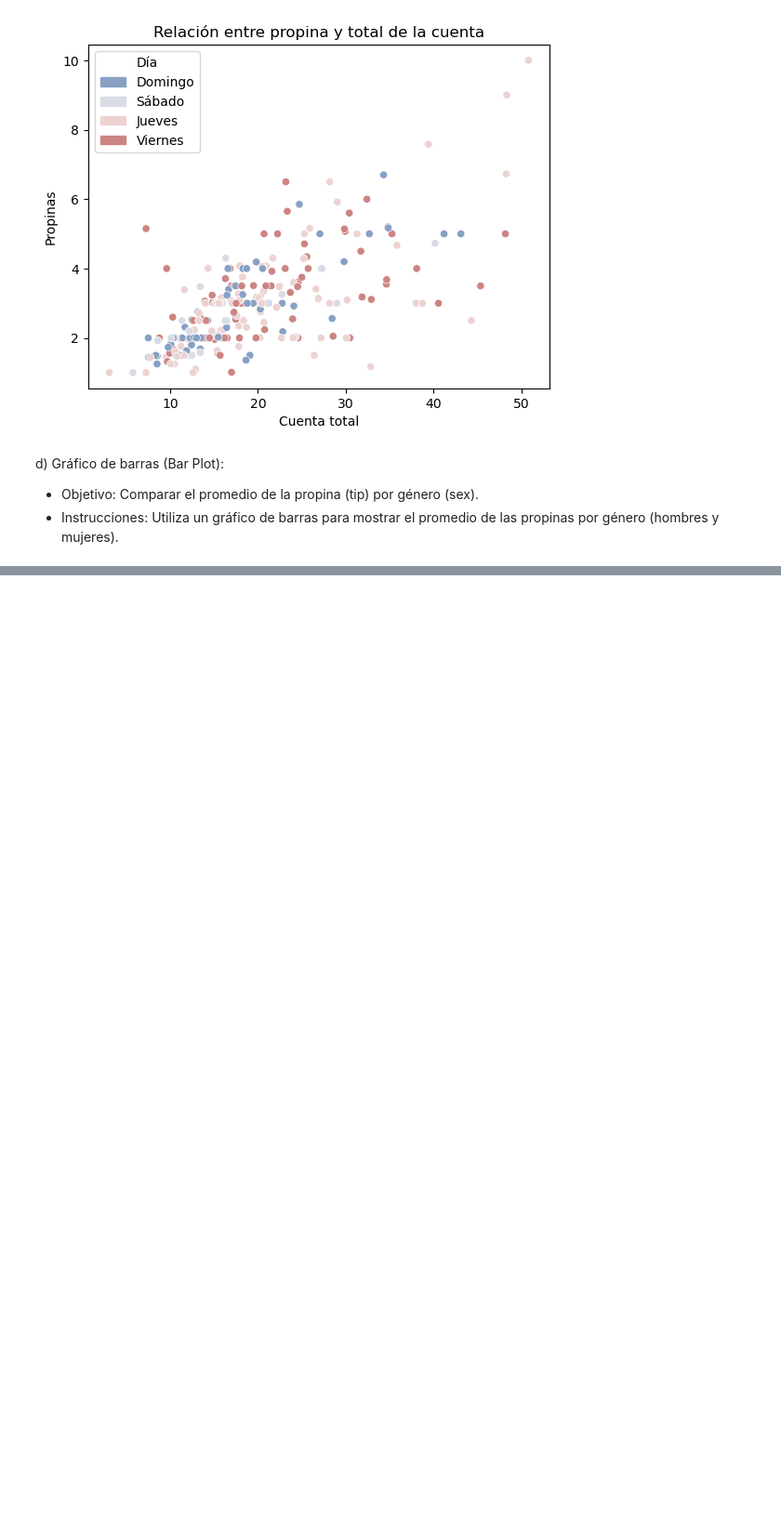
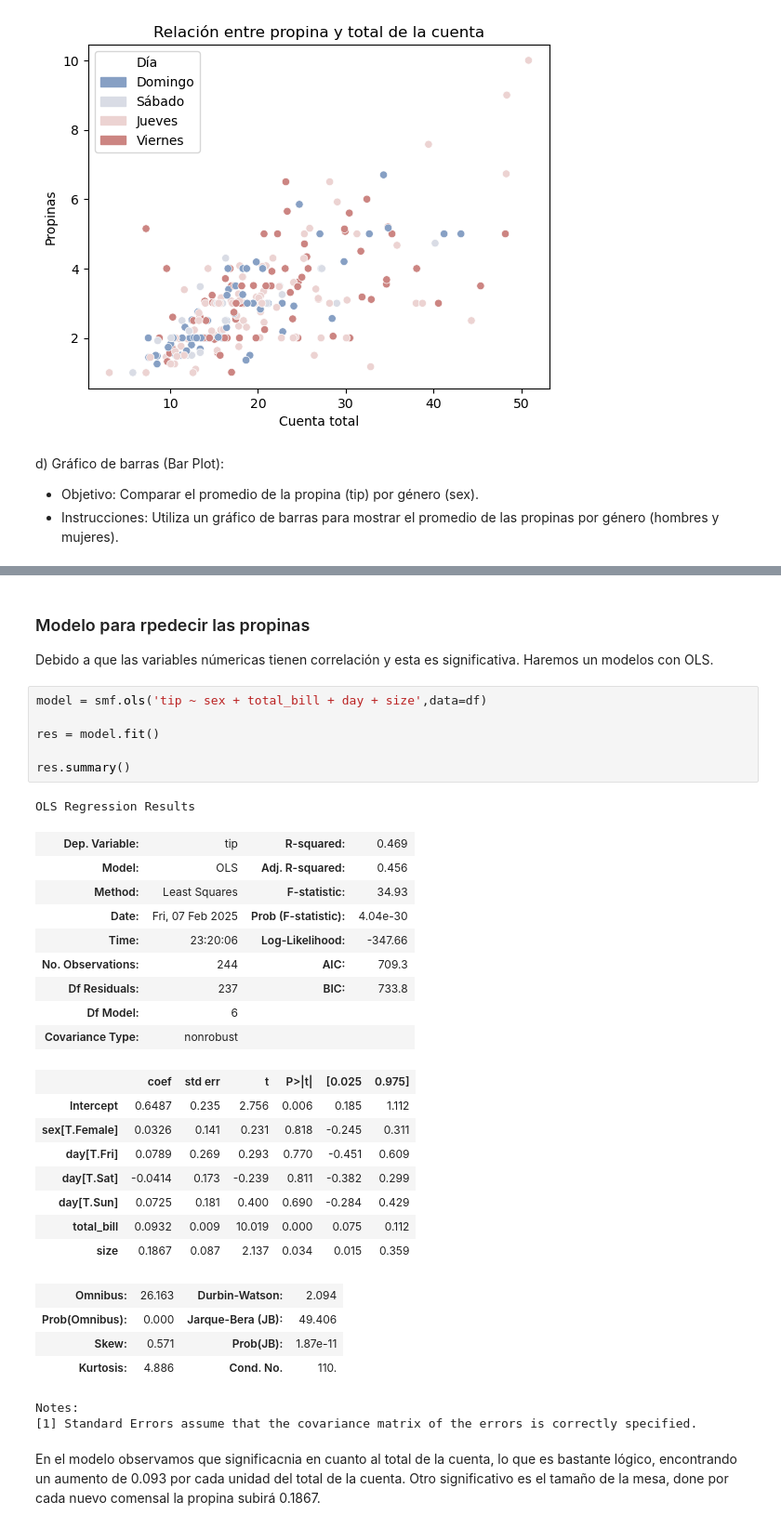
Before and after one commit to jarglez/ProgramacionPractica8, a Jupyter notebook: Practica8.ipynb, the cells around one changed output, grey strips where cells are left out. Shown at 93% size. Saved outputs shown, nothing was run; the diff lists cells and outputs as text; blank space fills up the shorter version.

```diff
--- a/Practica8.ipynb
+++ b/Practica8.ipynb
@@ -180,0 +212,37 @@ plt.show()
+# %% [markdown]
+### Modelo para rpedecir las propinas
+
+Debido a que las variables númericas tienen correlación y esta es significativa. Haremos un modelos con OLS.
+# %%
+model = smf.ols('tip ~ sex + total_bill + day + size',data=df)
+
+res = model.fit()
+
+res.summary()
+# %% [output]
+OLS Regression Results
+| Dep. Variable: | tip | R-squared: | 0.469 |
+| Model: | OLS | Adj. R-squared: | 0.456 |
+| Method: | Least Squares | F-statistic: | 34.93 |
+| Date: | Fri, 07 Feb 2025 | Prob (F-statistic): | 4.04e-30 |
+| Time: | 23:20:06 | Log-Likelihood: | -347.66 |
+| No. Observations: | 244 | AIC: | 709.3 |
+| Df Residuals: | 237 | BIC: | 733.8 |
+| Df Model: | 6 |  |  |
+| Covariance Type: | nonrobust |  |  |
+|  | coef | std err | t | P>|t| | [0.025 | 0.975] |
+| Intercept | 0.6487 | 0.235 | 2.756 | 0.006 | 0.185 | 1.112 |
+| sex[T.Female] | 0.0326 | 0.141 | 0.231 | 0.818 | -0.245 | 0.311 |
+| day[T.Fri] | 0.0789 | 0.269 | 0.293 | 0.770 | -0.451 | 0.609 |
+| day[T.Sat] | -0.0414 | 0.173 | -0.239 | 0.811 | -0.382 | 0.299 |
+| day[T.Sun] | 0.0725 | 0.181 | 0.400 | 0.690 | -0.284 | 0.429 |
+| total_bill | 0.0932 | 0.009 | 10.019 | 0.000 | 0.075 | 0.112 |
+| size | 0.1867 | 0.087 | 2.137 | 0.034 | 0.015 | 0.359 |
+| Omnibus: | 26.163 | Durbin-Watson: | 2.094 |
+| Prob(Omnibus): | 0.000 | Jarque-Bera (JB): | 49.406 |
+| Skew: | 0.571 | Prob(JB): | 1.87e-11 |
+| Kurtosis: | 4.886 | Cond. No. | 110. |
+Notes:
+[1] Standard Errors assume that the covariance matrix of the errors is correctly specified.
+# %% [markdown]
+En el modelo observamos que significacnia en cuanto al total de la cuenta, lo que es bastante lógico, encontrando un aumento de 0.093 por cada unidad del total de la cuenta. Otro significativo es el tamaño de la mesa, done por cada nuevo comensal la propina subirá 0.1867.
```
Also changed, not shown: parts of 6 cells of this notebook.
